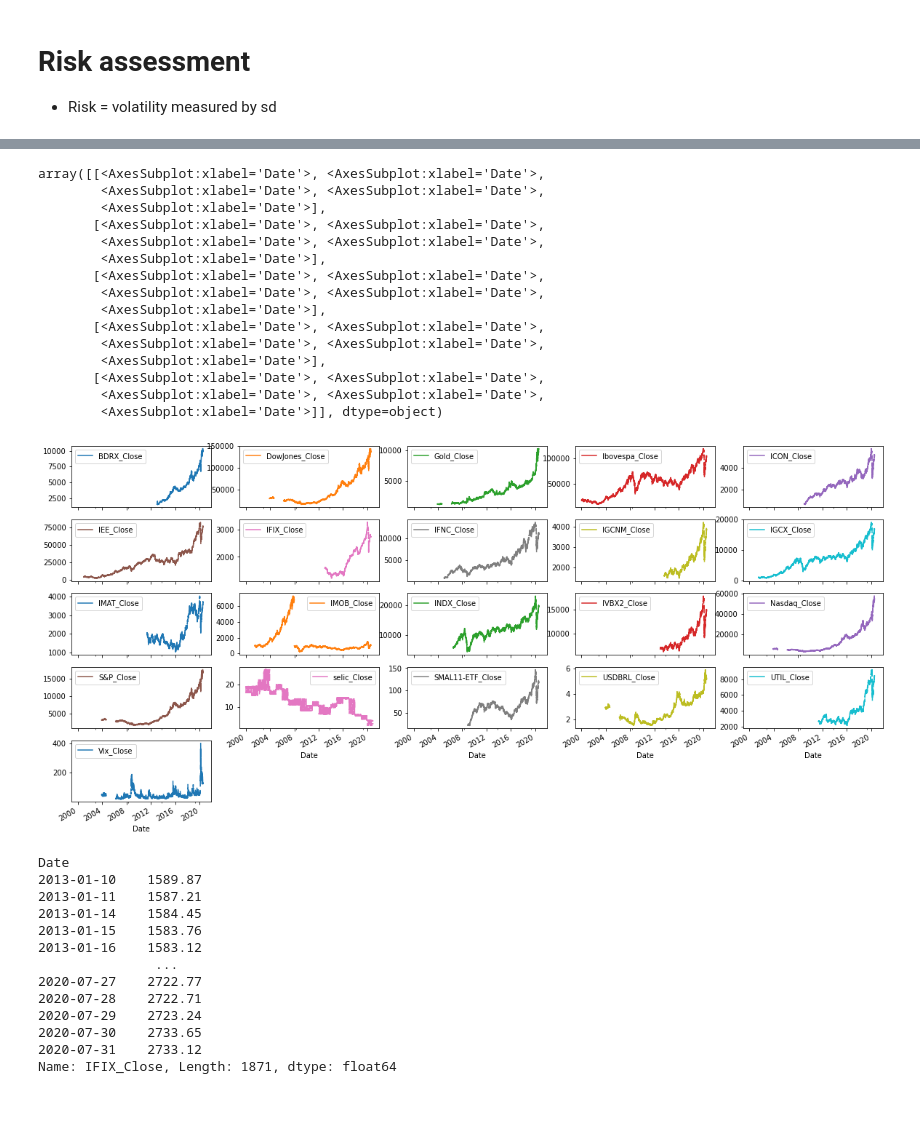
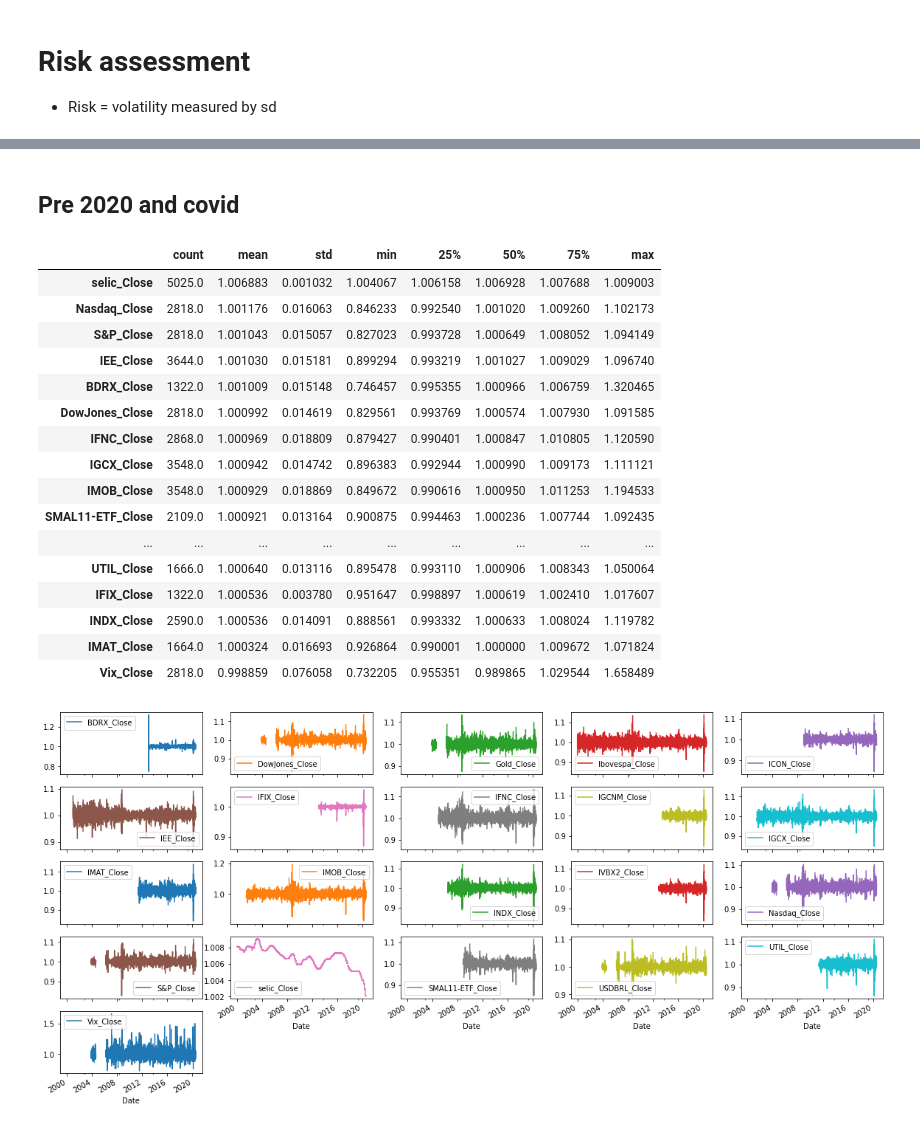
Before and after one commit to edmarRod/Stocks, a Jupyter notebook: Untitled Folder/EDA.ipynb, the cells around one changed output, grey strips where cells are left out. Drawn from its saved outputs; the diff is of its cells as text; code cells hidden in the pictures.

```diff
--- a/Untitled Folder/EDA.ipynb
+++ b/Untitled Folder/EDA.ipynb
@@ -103,8 +106,8 @@ df_ibov.corr()
 - Selic is a special case since the data is annual rate
 - Current returns are daily
 # %%
-df_returns = 1-df/df.shift(-1)
-df_returns['selic_Close'] = 1-df['selic_Close']**(1/365)
+df_returns = df/df.shift(1)
+df_returns['selic_Close'] = df['selic_Close']**(1/365)
 # %%
 display(df_returns.head())
 # %% [output]
@@ -194,35 +204,28 @@ df_returns.describe()
+# %% [markdown]
+## Pre 2020 and covid
+# %%
+df_risk = df_returns.loc[df_returns.index < '2020-01-01'].describe().T.sort_values(['mean'],ascending=False)
+display(df_risk)
+# %% [output]
+|  | count | mean | std | min | 25% | 50% | 75% | max |
+| selic_Close | 5025.0 | 1.006883 | 0.001032 | 1.004067 | 1.006158 | 1.006928 | 1.007688 | 1.009003 |
+| Nasdaq_Close | 2818.0 | 1.001176 | 0.016063 | 0.846233 | 0.992540 | 1.001020 | 1.009260 | 1.102173 |
+| S&P_Close | 2818.0 | 1.001043 | 0.015057 | 0.827023 | 0.993728 | 1.000649 | 1.008052 | 1.094149 |
+| IEE_Close | 3644.0 | 1.001030 | 0.015181 | 0.899294 | 0.993219 | 1.001027 | 1.009029 | 1.096740 |
+| BDRX_Close | 1322.0 | 1.001009 | 0.015148 | 0.746457 | 0.995355 | 1.000966 | 1.006759 | 1.320465 |
+| DowJones_Close | 2818.0 | 1.000992 | 0.014619 | 0.829561 | 0.993769 | 1.000574 | 1.007930 | 1.091585 |
+| IFNC_Close | 2868.0 | 1.000969 | 0.018809 | 0.879427 | 0.990401 | 1.000847 | 1.010805 | 1.120590 |
+| IGCX_Close | 3548.0 | 1.000942 | 0.014742 | 0.896383 | 0.992944 | 1.000990 | 1.009173 | 1.111121 |
+| IMOB_Close | 3548.0 | 1.000929 | 0.018869 | 0.849672 | 0.990616 | 1.000950 | 1.011253 | 1.194533 |
+| SMAL11-ETF_Close | 2109.0 | 1.000921 | 0.013164 | 0.900875 | 0.994463 | 1.000236 | 1.007744 | 1.092435 |
+| ... | ... | ... | ... | ... | ... | ... | ... | ... |
+| UTIL_Close | 1666.0 | 1.000640 | 0.013116 | 0.895478 | 0.993110 | 1.000906 | 1.008343 | 1.050064 |
+| IFIX_Close | 1322.0 | 1.000536 | 0.003780 | 0.951647 | 0.998897 | 1.000619 | 1.002410 | 1.017607 |
+| INDX_Close | 2590.0 | 1.000536 | 0.014091 | 0.888561 | 0.993332 | 1.000633 | 1.008024 | 1.119782 |
+| IMAT_Close | 1664.0 | 1.000324 | 0.016693 | 0.926864 | 0.990001 | 1.000000 | 1.009672 | 1.071824 |
+| Vix_Close | 2818.0 | 0.998859 | 0.076058 | 0.732205 | 0.955351 | 0.989865 | 1.029544 | 1.658489 |
 # %%
-df.plot(subplots=True, layout=(5,5), figsize=(20,10))
+df_returns.plot(subplots=True, layout=(5,5), figsize=(20,10))
+plt.show()
 # %% [output]
-array([[<AxesSubplot:xlabel='Date'>, <AxesSubplot:xlabel='Date'>,
-        <AxesSubplot:xlabel='Date'>, <AxesSubplot:xlabel='Date'>,
-        <AxesSubplot:xlabel='Date'>],
-       [<AxesSubplot:xlabel='Date'>, <AxesSubplot:xlabel='Date'>,
-        <AxesSubplot:xlabel='Date'>, <AxesSubplot:xlabel='Date'>,
-        <AxesSubplot:xlabel='Date'>],
-       [<AxesSubplot:xlabel='Date'>, <AxesSubplot:xlabel='Date'>,
-        <AxesSubplot:xlabel='Date'>, <AxesSubplot:xlabel='Date'>,
-        <AxesSubplot:xlabel='Date'>],
-       [<AxesSubplot:xlabel='Date'>, <AxesSubplot:xlabel='Date'>,
-        <AxesSubplot:xlabel='Date'>, <AxesSubplot:xlabel='Date'>,
-        <AxesSubplot:xlabel='Date'>],
-       [<AxesSubplot:xlabel='Date'>, <AxesSubplot:xlabel='Date'>,
-        <AxesSubplot:xlabel='Date'>, <AxesSubplot:xlabel='Date'>,
-        <AxesSubplot:xlabel='Date'>]], dtype=object)
-[figure, old version]
+[figure, new version]
-# %%
-df['IFIX_Close'].dropna()
-# %% [output]
-Date
-2013-01-10    1589.87
-2013-01-11    1587.21
-2013-01-14    1584.45
-2013-01-15    1583.76
-2013-01-16    1583.12
-               ...
-2020-07-27    2722.77
-2020-07-28    2722.71
-2020-07-29    2723.24
-2020-07-30    2733.65
-2020-07-31    2733.12
-Name: IFIX_Close, Length: 1871, dtype: float64
```
Also changed, not shown: parts of 12 cells of this notebook, 1 other file.
